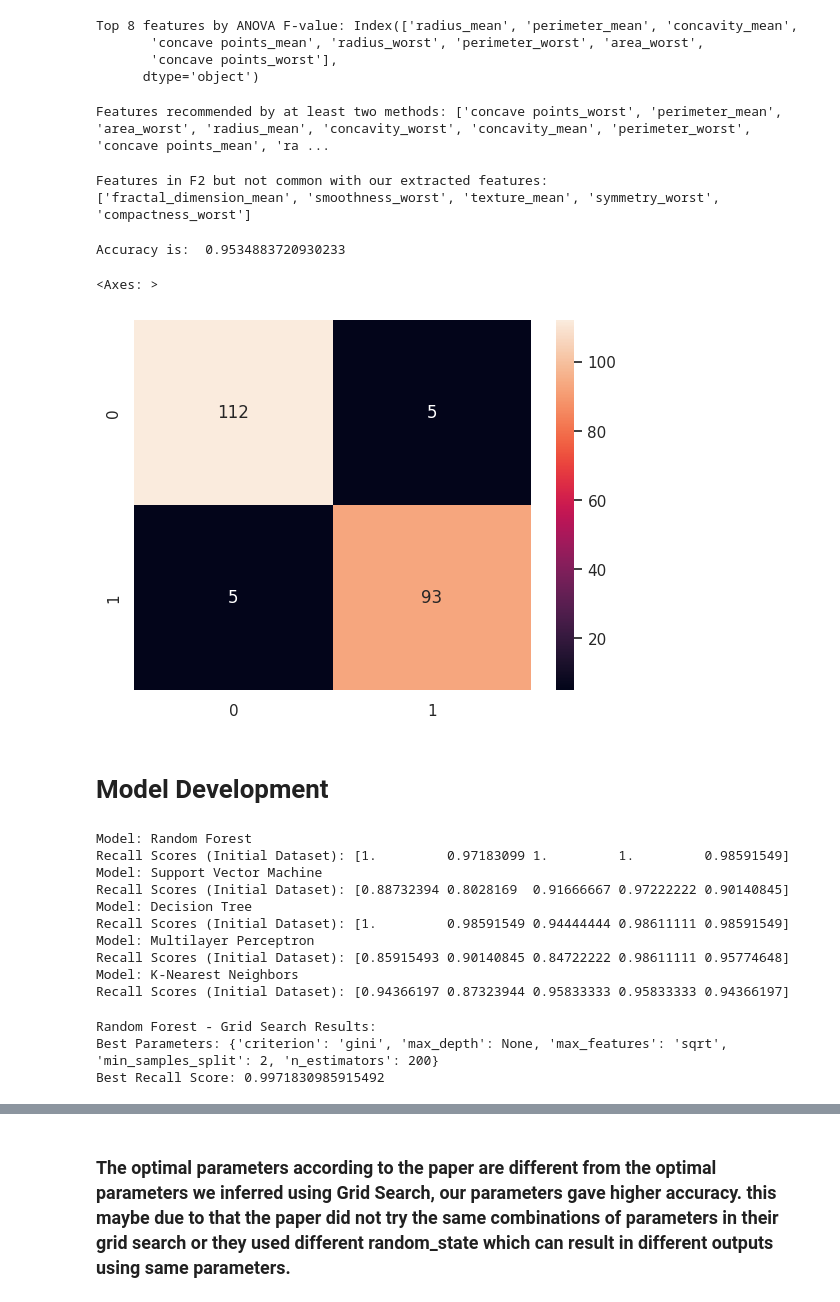
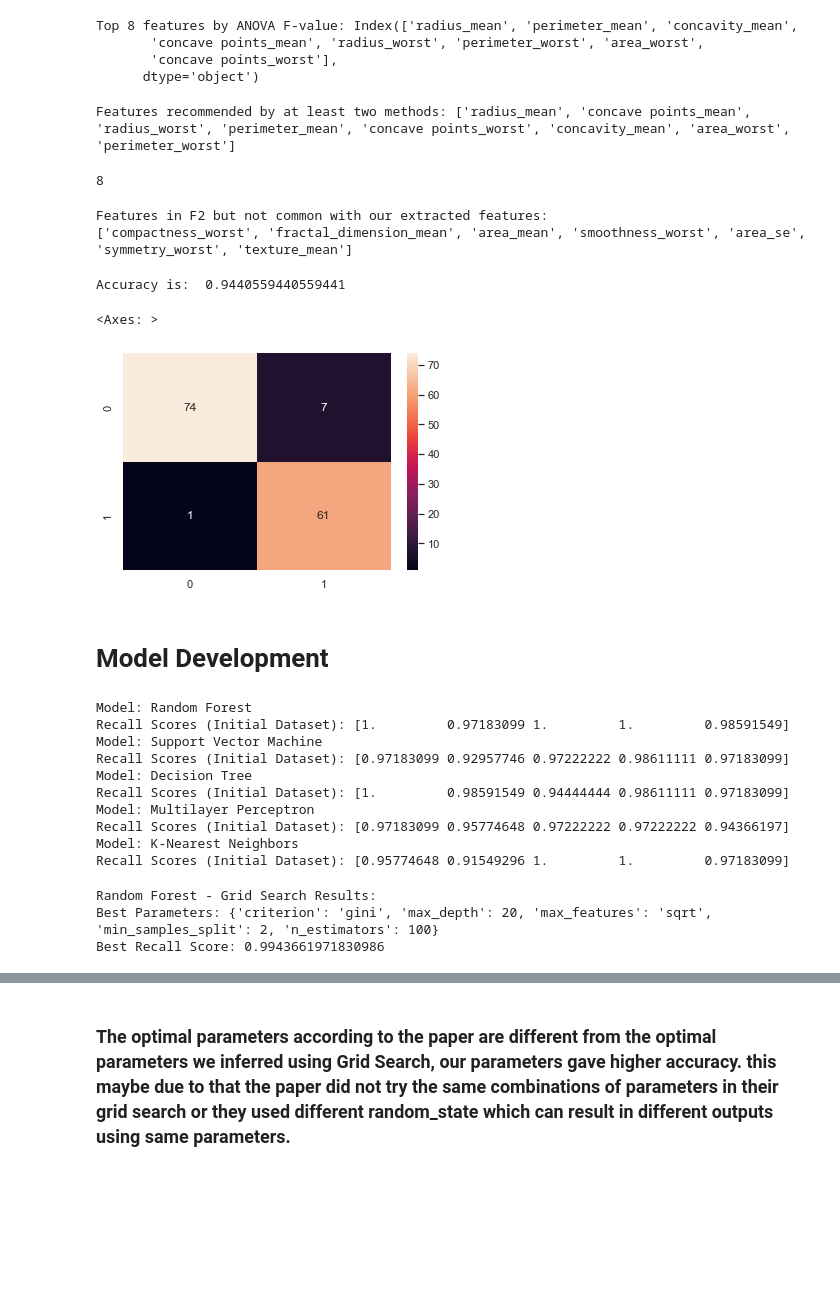
Before and after one commit to mariamezzat01/Breast-Cancer-Detection, a Jupyter notebook: RandomForest_BreastCancer.ipynb, the cells around one changed output, grey strips where cells are left out. Saved outputs shown, nothing was run; the diff lists cells and outputs as text; code cells hidden in the pictures; blank space fills up the shorter version.

Commit message:
Models Evaluation

```diff
--- a/RandomForest_BreastCancer.ipynb
+++ b/RandomForest_BreastCancer.ipynb
@@ -145,0 +148,8 @@ for feature in features_list:
+# %%
+#MinMax scaler is also employed to bring the features of the dataset to a uniform range between 0 and 1
+
+# Initialize the MinMaxScaler
+scaler = MinMaxScaler()
+
+# Scale the selected columns between 0 and 1
+df[features_list] = scaler.fit_transform(df[features_list])
@@ -604,7 +600,7 @@ Index(['radius_mean', 'texture_mean', 'perimeter_mean', 'area_mean',
 # %%
 #Recursive Feature Elimination
 
-X_minimal = df[['texture_mean', 'area_mean', 'concavity_mean', 'fractal_dimension_mean', 'area_se', 'smoothness_worst', 'compactness_worst', 'symmetry_worst']]
+X_minimal = x[['texture_mean', 'area_mean', 'concavity_mean', 'fractal_dimension_mean', 'area_se', 'smoothness_worst', 'compactness_worst', 'symmetry_worst']]
 # Create an instance of the Extra Trees classifier
 estimator = ExtraTreesClassifier()
 
@@ -612,13 +608,13 @@ estimator = ExtraTreesClassifier()
 rfe = RFE(estimator, n_features_to_select=8)
 
 # Perform RFE feature selection
-X_RFE_selected = rfe.fit(df, y)
+X_RFE_selected = rfe.fit(x, y)
 
 # Extract the selected features using the support_ attribute of the RFE object
 selected_RFE_indices = rfe.support_
 
 # Get the names of the selected features
-X_RFE_selected = df.columns[selected_RFE_indices]
+X_RFE_selected = x.columns[selected_RFE_indices]
 
 # Print or use the selected features
 print(f"Top 8 features by RFE: {X_RFE_selected}")
@@ -657,7 +653,9 @@ X = df.drop('diagnosis_encoded', axis=True)
 y = df['diagnosis_encoded']
 
 # Create and fit the Logistic Regression model
-model = LogisticRegression(solver='liblinear')
+# model = LogisticRegression(solver='liblinear')
+model = LogisticRegression(C=0.0001)
+
 model.fit(X, y)
 
 # Create feature selection object
@@ -726,16 +724,18 @@ final_features_list = list(final_features)
 # Print the final list of selected features
 print(f"Features recommended by at least two methods: {final_features_list}")
 # %% [output]
-Features recommended by at least two methods: ['concave points_worst', 'perimeter_mean', 'area_worst', 'radius_mean', 'concavity_worst', 'concavity_mean', 'perimeter_worst', 'concave points_mean', 'ra ...
+Features recommended by at least two methods: ['radius_mean', 'concave points_mean', 'radius_worst', 'perimeter_mean', 'concave points_worst', 'concavity_mean', 'area_worst', 'perimeter_worst']
+# %%
+len(final_features_list)
+# %% [output]
+8
 # %%
 F2 = {
     'texture_mean', 'area_mean', 'concavity_mean', 'fractal_dimension_mean',
     'area_se', 'smoothness_worst', 'compactness_worst', 'symmetry_worst'
 }
 
-extracted_features = [
-    'concave points_worst', 'radius_worst', 'area_worst', 'perimeter_mean', 'area_mean', 'area_se', 'perimeter_worst', 'concavity_mean', 'radius_mean', 'perimeter_se'
-]
+extracted_features = final_features_list
 # Convert recommended features to a set for easy comparison
 set_recommended_features = set(extracted_features)
 
@@ -747,23 +747,23 @@ print("Features in F2 but not common with our extracted features:")
 print(list(not_common_features))
 # %% [output]
 Features in F2 but not common with our extracted features:
-['fractal_dimension_mean', 'smoothness_worst', 'texture_mean', 'symmetry_worst', 'compactness_worst']
+['compactness_worst', 'fractal_dimension_mean', 'area_mean', 'smoothness_worst', 'area_se', 'symmetry_worst', 'texture_mean']
 # %%
 df_final_features = df[final_features_list]
-x_train, x_test, y_train, y_test = train_test_split(df_final_features, y, test_size=0.3, random_state=42)
+x_train, x_test_minimal_extracted, y_train, y_test_minimal_extracted = train_test_split(df_final_features, y, test_size=0.2, random_state=42)
 
 #random forest classifier with n_estimators=10 (default)
 clf_rf = RandomForestClassifier(random_state=43)
 clr_rf = clf_rf.fit(x_train,y_train)
 
-ac = accuracy_score(y_test,clf_rf.predict(x_test))
+ac = accuracy_score(y_test_minimal_extracted,clf_rf.predict(x_test_minimal_extracted))
 print('Accuracy is: ',ac)
-cm = confusion_matrix(y_test,clf_rf.predict(x_test))
+cm = confusion_matrix(y_test_minimal_extracted,clf_rf.predict(x_test_minimal_extracted))
 sns.heatmap(cm,annot=True,fmt="d")
 # %% [output]
-Accuracy is:  0.9534883720930233
+Accuracy is:  0.9440559440559441
 <Axes: >
-[figure, old version]
+[figure, new version]
 # %% [markdown]
 # Model Development
 # %%
@@ -805,13 +805,13 @@ for model_name, model in models.items():
 Model: Random Forest
 Recall Scores (Initial Dataset): [1.         0.97183099 1.         1.         0.98591549]
 Model: Support Vector Machine
-Recall Scores (Initial Dataset): [0.88732394 0.8028169  0.91666667 0.97222222 0.90140845]
+Recall Scores (Initial Dataset): [0.97183099 0.92957746 0.97222222 0.98611111 0.97183099]
 Model: Decision Tree
-Recall Scores (Initial Dataset): [1.         0.98591549 0.94444444 0.98611111 0.98591549]
+Recall Scores (Initial Dataset): [1.         0.98591549 0.94444444 0.98611111 0.97183099]
 Model: Multilayer Perceptron
-Recall Scores (Initial Dataset): [0.85915493 0.90140845 0.84722222 0.98611111 0.95774648]
+Recall Scores (Initial Dataset): [0.97183099 0.95774648 0.97222222 0.97222222 0.94366197]
 Model: K-Nearest Neighbors
-Recall Scores (Initial Dataset): [0.94366197 0.87323944 0.95833333 0.95833333 0.94366197]
+Recall Scores (Initial Dataset): [0.95774648 0.91549296 1.         1.         0.97183099]
 # %%
 # Define the parameter grid for grid search
 param_grid = {
@@ -838,8 +838,8 @@ print(f"Best Parameters: {best_params}")
 print(f"Best Recall Score: {best_recall_score}")
 # %% [output]
 Random Forest - Grid Search Results:
-Best Parameters: {'criterion': 'gini', 'max_depth': None, 'max_features': 'sqrt', 'min_samples_split': 2, 'n_estimators': 200}
-Best Recall Score: 0.9971830985915492
+Best Parameters: {'criterion': 'gini', 'max_depth': 20, 'max_features': 'sqrt', 'min_samples_split': 2, 'n_estimators': 100}
+Best Recall Score: 0.9943661971830986
 # %%
 # Define the parameter grids for grid search
 
```
Also changed, not shown: parts of 38 cells of this notebook.
